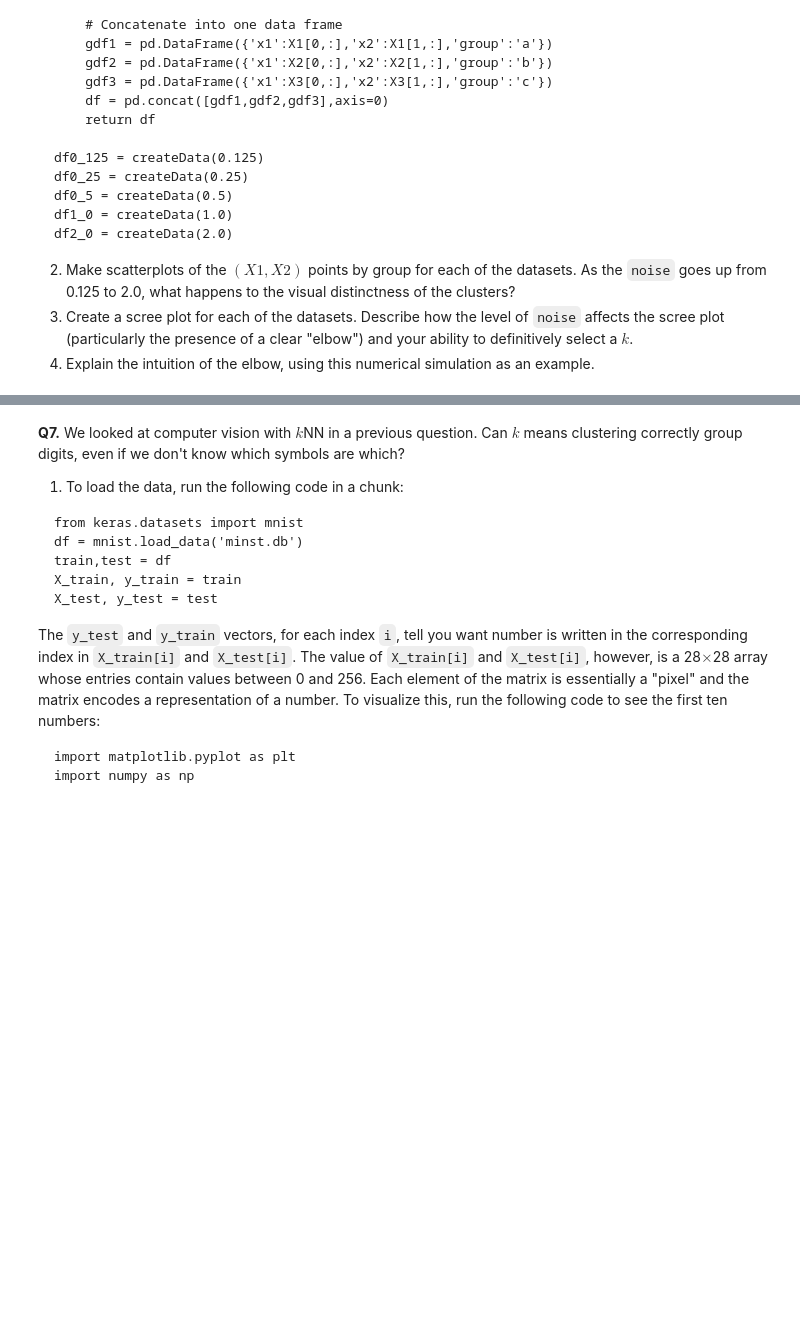
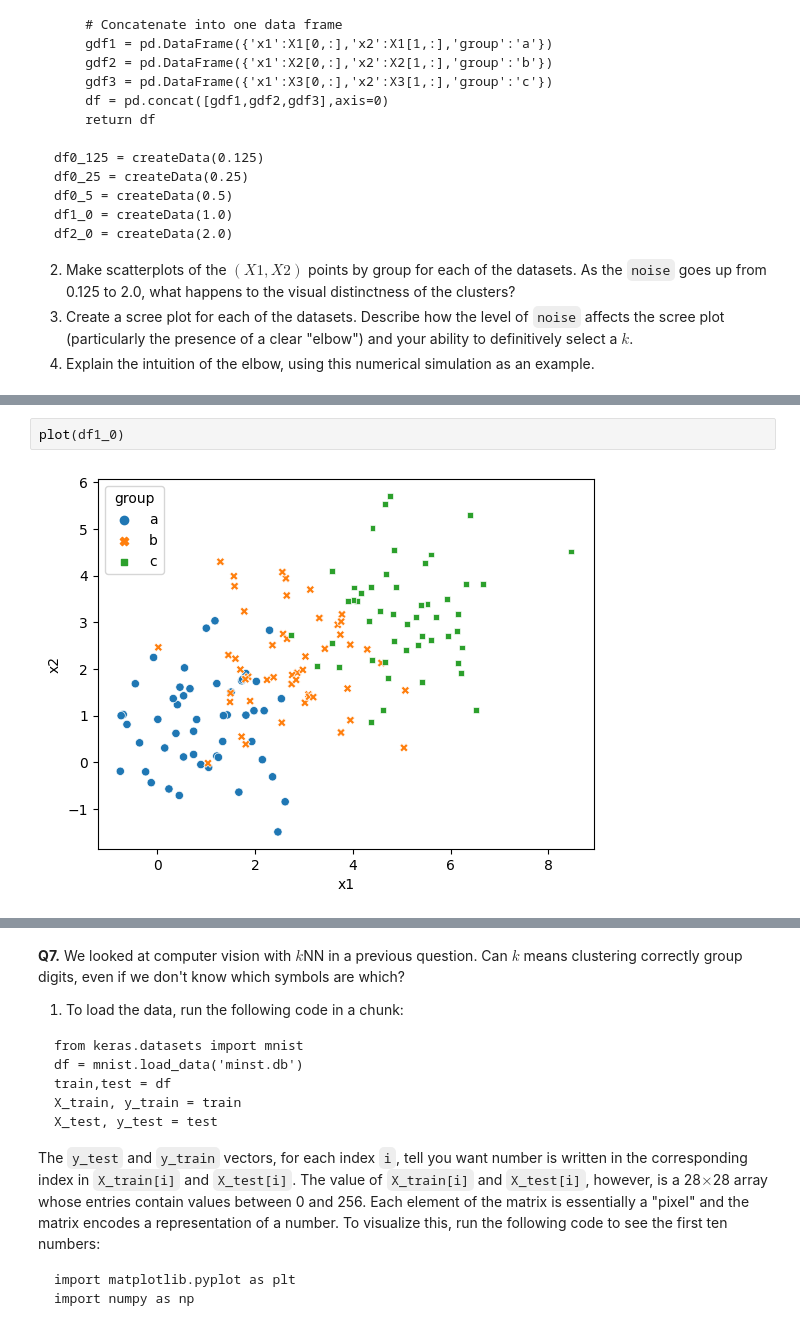
Before and after one commit to elaine-zhang12/assignment3, a Jupyter notebook: assignment_knn_and_kmc.ipynb, the cells around one changed output, grey strips where cells are left out. Saved outputs shown, nothing was run; the diff lists cells and outputs as text; blank space fills up the shorter version.

```diff
--- a/assignment_knn_and_kmc.ipynb
+++ b/assignment_knn_and_kmc.ipynb
@@ -356,0 +394,4 @@ df2_0 = createData(2.0)
+# %%
+plot(df1_0)
+# %% [output]
+[figure, added]
```
Also changed, not shown: parts of 20 cells of this notebook.
